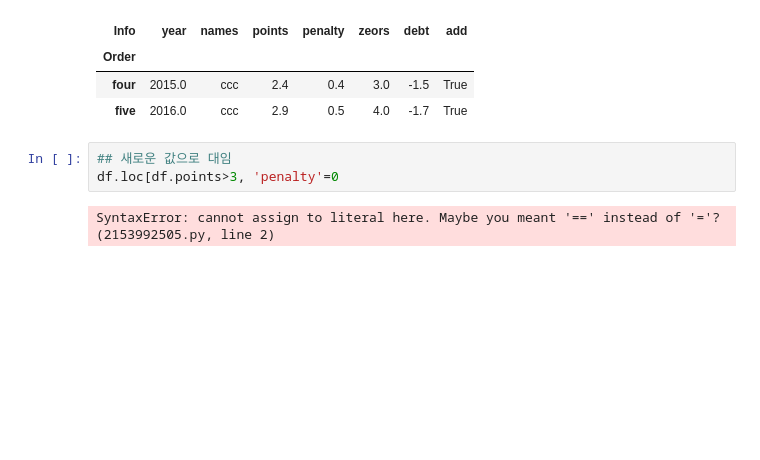
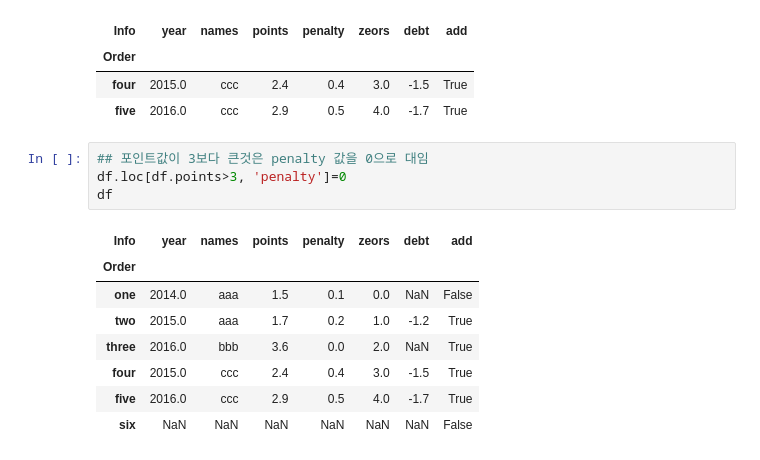
Before and after one commit to efforthye/human-ai, a Jupyter notebook: workspace/3-02) DaraFrame 인덱싱.ipynb, the cells around one changed output. Cells and saved outputs as stored; diff of their text form; blank space fills up the shorter version.

```diff
--- a/workspace/3-02) DaraFrame 인덱싱.ipynb
+++ b/workspace/3-02) DaraFrame 인덱싱.ipynb
@@ -326,7 +326,15 @@ df.loc[(df.points>2) & (df.points<3), :]
 | four | 2015.0 | ccc | 2.4 | 0.4 | 3.0 | -1.5 | True |
 | five | 2016.0 | ccc | 2.9 | 0.5 | 4.0 | -1.7 | True |
 # %%
-## 새로운 값으로 대임
-df.loc[df.points>3, 'penalty'=0
+## 포인트값이 3보다 큰것은 penalty 값을 0으로 대임
+df.loc[df.points>3, 'penalty']=0
+df
 # %% [output]
-SyntaxError: cannot assign to literal here. Maybe you meant '==' instead of '='? (2153992505.py, line 2)
+| Info | year | names | points | penalty | zeors | debt | add |
+| Order |  |  |  |  |  |  |  |
+| one | 2014.0 | aaa | 1.5 | 0.1 | 0.0 | NaN | False |
+| two | 2015.0 | aaa | 1.7 | 0.2 | 1.0 | -1.2 | True |
+| three | 2016.0 | bbb | 3.6 | 0.0 | 2.0 | NaN | True |
+| four | 2015.0 | ccc | 2.4 | 0.4 | 3.0 | -1.5 | True |
+| five | 2016.0 | ccc | 2.9 | 0.5 | 4.0 | -1.7 | True |
+| six | NaN | NaN | NaN | NaN | NaN | NaN | False |
```
Also changed, not shown: 17 other files.
